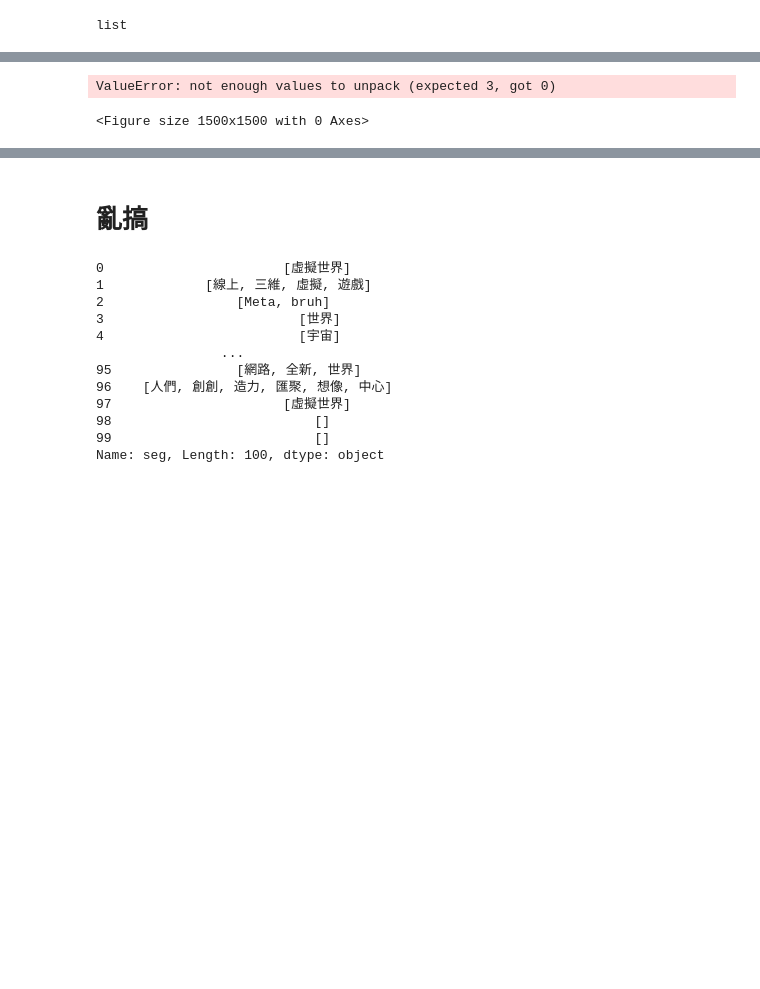
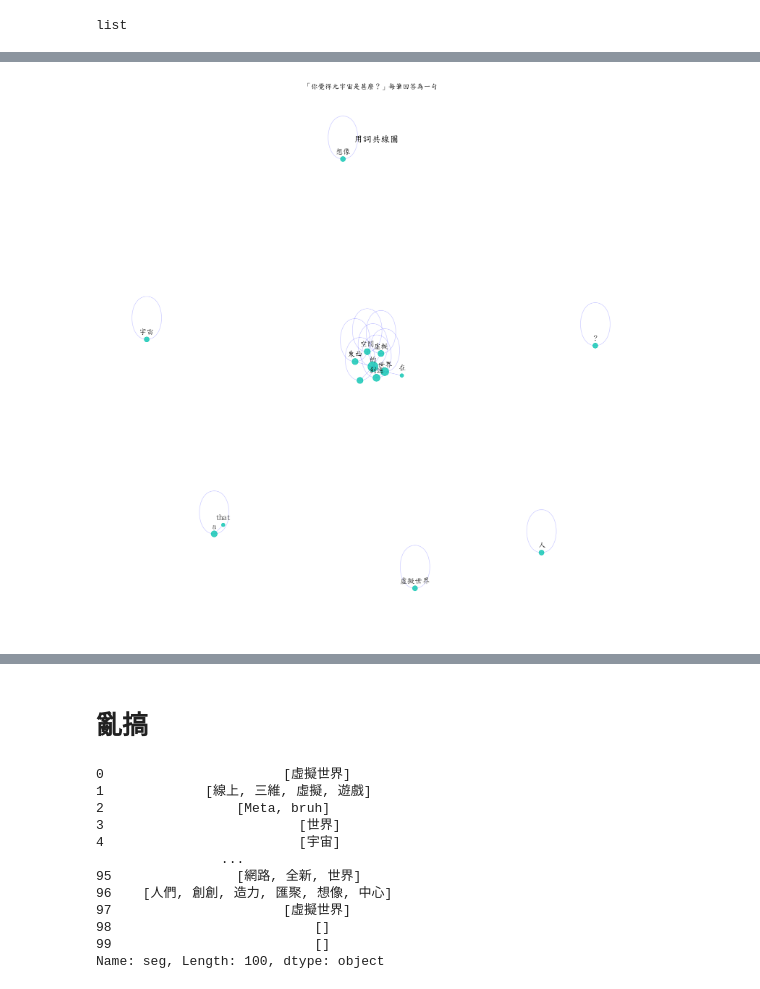
Before and after one commit to WeiweiHung/PL, a Jupyter notebook: HW5.ipynb, the cells around one changed output, grey strips where cells are left out. Saved outputs shown, nothing was run; the diff lists cells and outputs as text; code cells hidden in the pictures; blank space fills up the shorter version.

```diff
--- a/HW5.ipynb
+++ b/HW5.ipynb
@@ -174,16 +181,16 @@ data_df
 co_occur_by_records = []
 for name1 in u:
     for name2 in u:
-        Xdata = []
-        if data_df[name1][name2] == 0:
+        Xdata = ()
+        if data_df[name1][name2].item() <= 5:
             pass
+
         else:
-            Xdata.append(name1)
-            Xdata.append(name2)
-            Xdata.append(data_df[name1][name2])
+            Xdata = (name1,name2,data_df[name1][name2].item())
+            pass
             # print(Xdata)
             co_occur_by_records.append(Xdata)
             # print(co_occur_by_records)
-    Xdata.clear()
+    #Xdata.clear()
 co_occur_by_records
 # %% [output]
@@ -234,20 +233,21 @@ nx.draw_networkx_labels(G, pos, font_size = 15, font_family='sans-serif', alpha=
 # %%
 plt.figure(figsize=(15,15))
 plt.rcParams['font.sans-serif'] = ['DFKai-SB']
 g = nx.Graph()
 g.add_weighted_edges_from(co_occur_by_records)
 pos=nx.spring_layout(g)
+#nx.draw(G)
+nx.draw_spectral(G)
 nx.draw_networkx_nodes(g, pos, alpha=0.8,node_size=[val*50 for (node, val) in g.degree()], node_color='#08c5b1')
-nx.draw_networkx_edges(g, pos, node_color='b', alpha=0.2)
+nx.draw_networkx_edges(g, pos, alpha=0.2,edge_color='b')
 for p in pos:  # raise text positions
     pos[p][1] = pos[p][1] + 0.03
 nx.draw_networkx_labels(g, pos, font_size = 15, font_family='sans-serif', alpha=0.8)
-plt.title('以每筆通聯紀錄為一句', size = 14)
+plt.title('「你覺得元宇宙是甚麼？」每筆回答為一句', size = 14)
 plt.suptitle('用詞共線圖',x = 0.51,y=0.92, fontsize=18)
 plt.show()
 # %% [output]
-ValueError: not enough values to unpack (expected 3, got 0)
-<Figure size 1500x1500 with 0 Axes>
+[figure, added]
 # %%
 import seaborn as sns
 heat_map = sns.heatmap( out )
```
Also changed, not shown: parts of 10 cells of this notebook, 2 other files.
